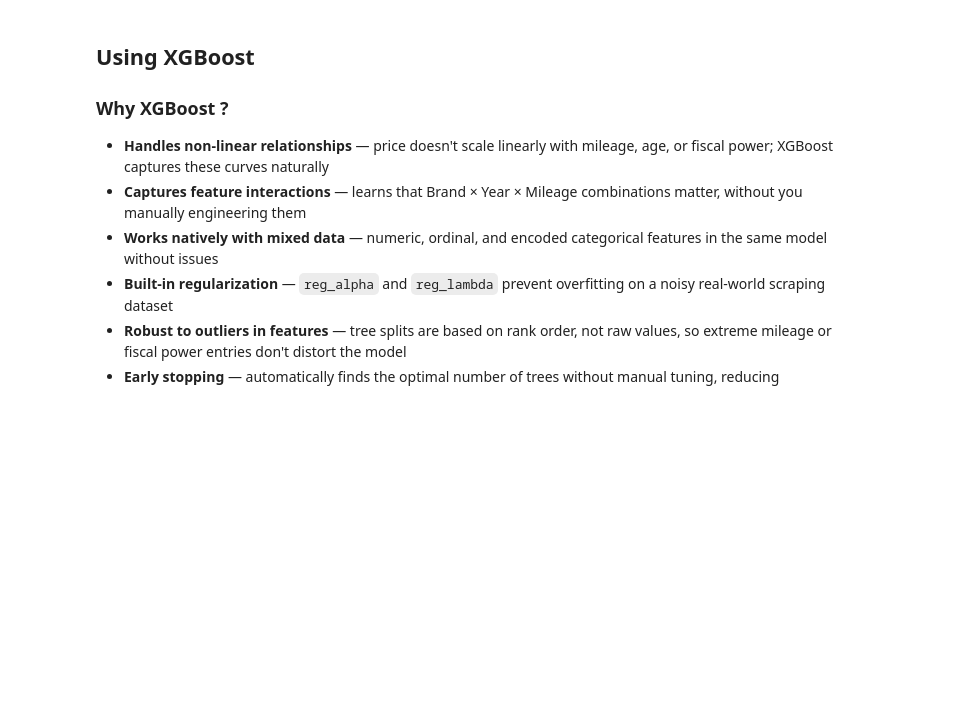
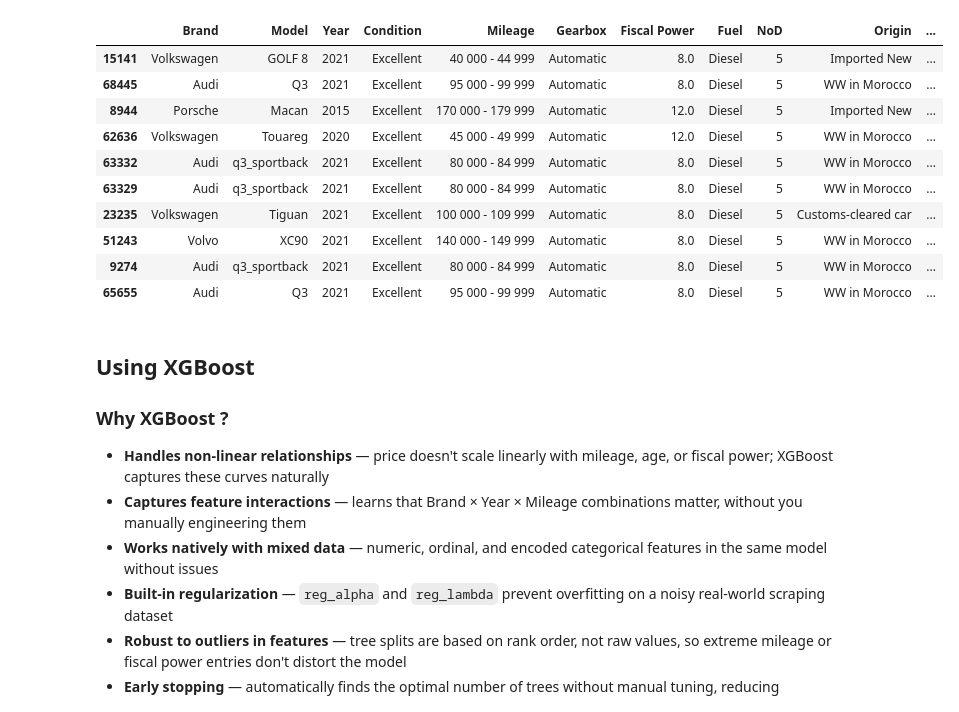
Before and after one commit to ahmed-bahlaoui/used_cars_dataset, a Jupyter notebook: preprocessing/notebooks/train_model.ipynb, the cells around one changed output. Saved outputs shown, nothing was run; the diff lists cells and outputs as text; code cells hidden in the pictures; blank space fills up the shorter version.

```diff
--- a/preprocessing/notebooks/train_model.ipynb
+++ b/preprocessing/notebooks/train_model.ipynb
@@ -37,9 +56,22 @@ df[cols_to_scale] = scaler.fit_transform(df[cols_to_scale])
 # %%
 ## Handeling outliers
 # Train only on cars under 98th percentile price
 q98 = df['Price'].quantile(0.98)
 df_train_clean = df[df['Price'] <= q98]
-#df_train_clean.sort_values(by='Price', ascending=0).head(10)
+
+df_train_clean.sort_values(by='Price', ascending=0).head(10)
+# %% [output]
+|  | Brand | Model | Year | Condition | Mileage | Gearbox | Fiscal Power | Fuel | NoD | Origin | ... |
+| 15141 | Volkswagen | GOLF 8 | 2021 | Excellent | 40 000 - 44 999 | Automatic | 8.0 | Diesel | 5 | Imported New | ... |
+| 68445 | Audi | Q3 | 2021 | Excellent | 95 000 - 99 999 | Automatic | 8.0 | Diesel | 5 | WW in Morocco | ... |
+| 8944 | Porsche | Macan | 2015 | Excellent | 170 000 - 179 999 | Automatic | 12.0 | Diesel | 5 | Imported New | ... |
+| 62636 | Volkswagen | Touareg | 2020 | Excellent | 45 000 - 49 999 | Automatic | 12.0 | Diesel | 5 | WW in Morocco | ... |
+| 63332 | Audi | q3_sportback | 2021 | Excellent | 80 000 - 84 999 | Automatic | 8.0 | Diesel | 5 | WW in Morocco | ... |
+| 63329 | Audi | q3_sportback | 2021 | Excellent | 80 000 - 84 999 | Automatic | 8.0 | Diesel | 5 | WW in Morocco | ... |
+| 23235 | Volkswagen | Tiguan | 2021 | Excellent | 100 000 - 109 999 | Automatic | 8.0 | Diesel | 5 | Customs-cleared car | ... |
+| 51243 | Volvo | XC90 | 2021 | Excellent | 140 000 - 149 999 | Automatic | 8.0 | Diesel | 5 | WW in Morocco | ... |
+| 9274 | Audi | q3_sportback | 2021 | Excellent | 80 000 - 84 999 | Automatic | 8.0 | Diesel | 5 | WW in Morocco | ... |
+| 65655 | Audi | Q3 | 2021 | Excellent | 95 000 - 99 999 | Automatic | 8.0 | Diesel | 5 | WW in Morocco | ... |
 # %% [markdown]
 ## Using XGBoost
 ### Why XGBoost ?
```
Also changed, not shown: parts of 9 cells of this notebook, 21 other files.
